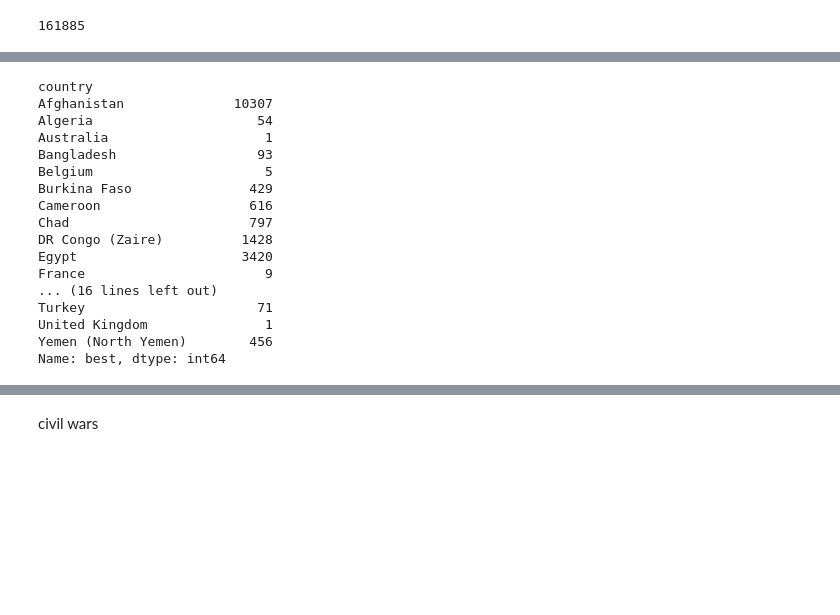
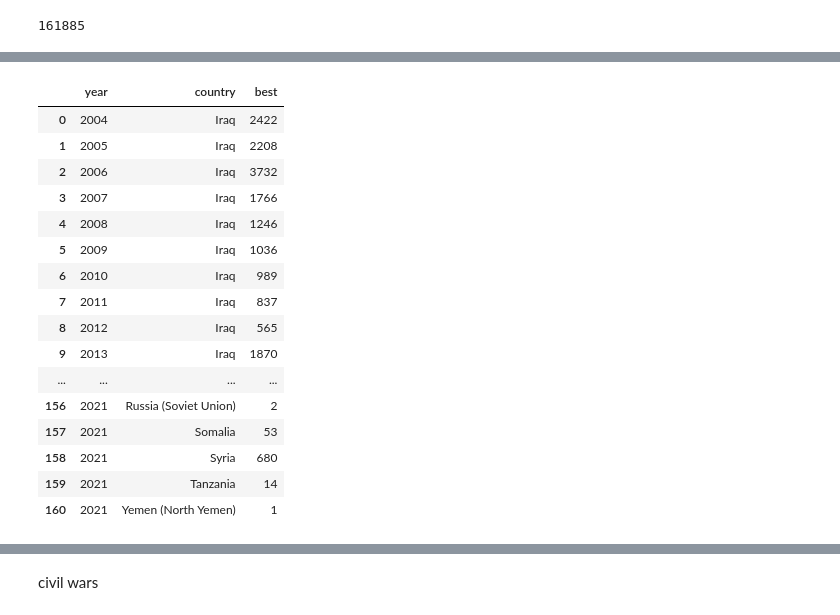
Before and after one commit to Joldon/political_violence, a Jupyter notebook: ged_event_21.ipynb, the cells around one changed output, grey strips where cells are left out. Cells and saved outputs as stored; diff of their text form; code cells hidden in the pictures; blank space fills up the shorter version.

Commit message:
filtered killings by IS

```diff
--- a/ged_event_21.ipynb
+++ b/ged_event_21.ipynb
@@ -329,22 +365,23 @@ killings_by_IS = data[data['side_b'] == 'IS']['best'].sum()
 # %%
-# group killings by side_b by year and country
-data[data['side_b'] == 'IS'].groupby(['country'])['best'].sum()
+# group killings by IS by year and country
+killings_by_IS = data[data['side_b'] == 'IS'].groupby(['year', 'country'])['best'].sum().reset_index()
+killings_by_IS
 # %% [output]
-country
-Afghanistan              10307
-Algeria                     54
-Australia                    1
-Bangladesh                  93
-Belgium                      5
-Burkina Faso               429
-Cameroon                   616
-Chad                       797
-DR Congo (Zaire)          1428
-Egypt                     3420
-France                       9
-... (16 lines left out)
-Turkey                      71
-United Kingdom               1
-Yemen (North Yemen)        456
-Name: best, dtype: int64
+|  | year | country | best |
+| 0 | 2004 | Iraq | 2422 |
+| 1 | 2005 | Iraq | 2208 |
+| 2 | 2006 | Iraq | 3732 |
+| 3 | 2007 | Iraq | 1766 |
+| 4 | 2008 | Iraq | 1246 |
+| 5 | 2009 | Iraq | 1036 |
+| 6 | 2010 | Iraq | 989 |
+| 7 | 2011 | Iraq | 837 |
+| 8 | 2012 | Iraq | 565 |
+| 9 | 2013 | Iraq | 1870 |
+| ... | ... | ... | ... |
+| 156 | 2021 | Russia (Soviet Union) | 2 |
+| 157 | 2021 | Somalia | 53 |
+| 158 | 2021 | Syria | 680 |
+| 159 | 2021 | Tanzania | 14 |
+| 160 | 2021 | Yemen (North Yemen) | 1 |
 # %%
```
Also changed, not shown: parts of 3 cells of this notebook.
